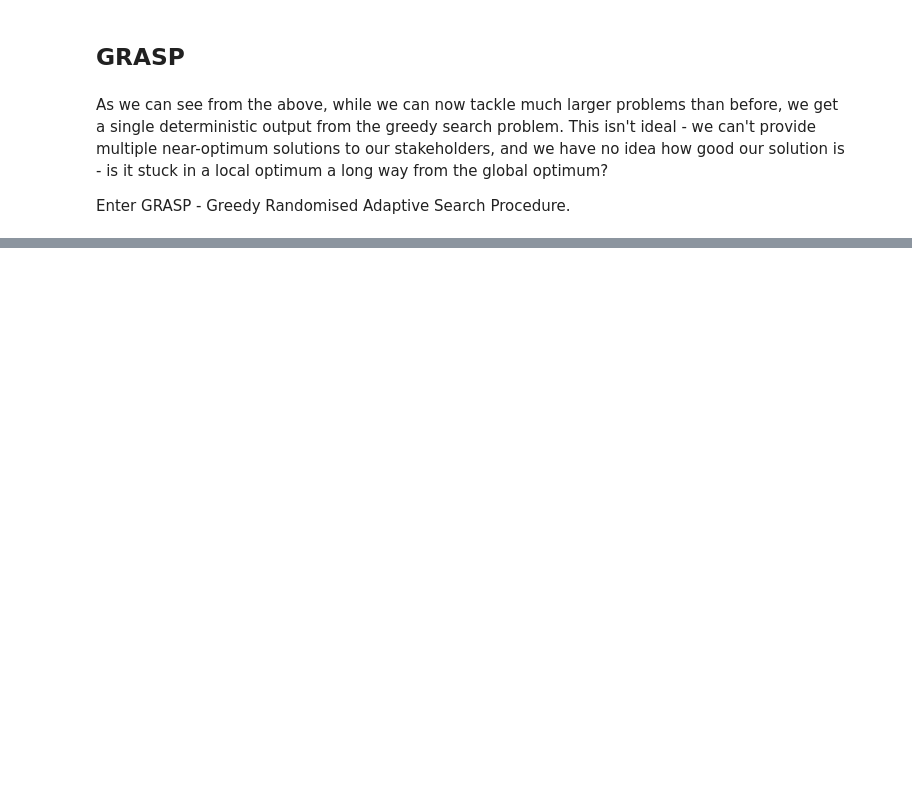
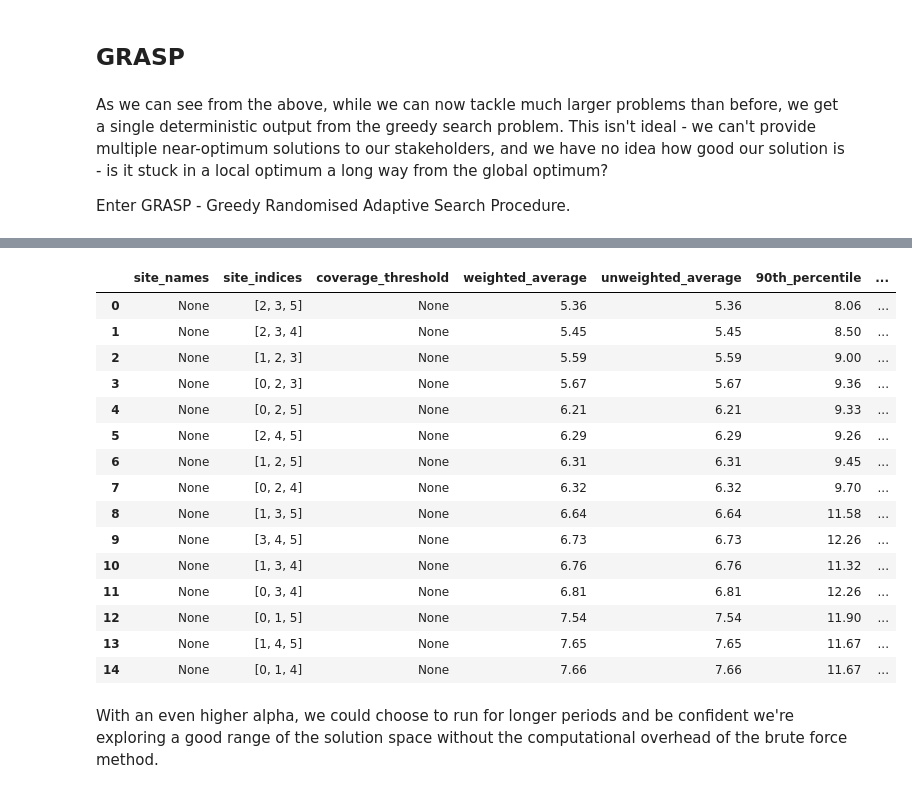
Before and after one commit to hsma-tools/lokigi, a Jupyter notebook: examples/location/greedy_and_grasp/greedy_and_grasp.ipynb, the cells around one changed output, grey strips where cells are left out. Drawn from its saved outputs; the diff is of its cells as text; code cells hidden in the pictures; blank space fills up the shorter version.

```diff
--- a/examples/location/greedy_and_grasp/greedy_and_grasp.ipynb
+++ b/examples/location/greedy_and_grasp/greedy_and_grasp.ipynb
@@ -262,0 +314,6 @@ Enter GRASP - Greedy Randomised Adaptive Search Procedure.
+# %%
+solution_small_grasp_higher_alpha_more_sols = problem_small.solve(
+    p=3, search_strategy="grasp",
+    grasp_alpha=0.8, grasp_max_attempts=500,
+    grasp_num_solutions=20
+    )
@@ -262,0 +322,21 @@ Enter GRASP - Greedy Randomised Adaptive Search Procedure.
+# %%
+solution_small_grasp_higher_alpha_more_sols.show_solutions()
+# %% [output]
+|  | site_names | site_indices | coverage_threshold | weighted_average | unweighted_average | 90th_percentile | ... |
+| 0 | None | [2, 3, 5] | None | 5.36 | 5.36 | 8.06 | ... |
+| 1 | None | [2, 3, 4] | None | 5.45 | 5.45 | 8.50 | ... |
+| 2 | None | [1, 2, 3] | None | 5.59 | 5.59 | 9.00 | ... |
+| 3 | None | [0, 2, 3] | None | 5.67 | 5.67 | 9.36 | ... |
+| 4 | None | [0, 2, 5] | None | 6.21 | 6.21 | 9.33 | ... |
+| 5 | None | [2, 4, 5] | None | 6.29 | 6.29 | 9.26 | ... |
+| 6 | None | [1, 2, 5] | None | 6.31 | 6.31 | 9.45 | ... |
+| 7 | None | [0, 2, 4] | None | 6.32 | 6.32 | 9.70 | ... |
+| 8 | None | [1, 3, 5] | None | 6.64 | 6.64 | 11.58 | ... |
+| 9 | None | [3, 4, 5] | None | 6.73 | 6.73 | 12.26 | ... |
+| 10 | None | [1, 3, 4] | None | 6.76 | 6.76 | 11.32 | ... |
+| 11 | None | [0, 3, 4] | None | 6.81 | 6.81 | 12.26 | ... |
+| 12 | None | [0, 1, 5] | None | 7.54 | 7.54 | 11.90 | ... |
+| 13 | None | [1, 4, 5] | None | 7.65 | 7.65 | 11.67 | ... |
+| 14 | None | [0, 1, 4] | None | 7.66 | 7.66 | 11.67 | ... |
+# %% [markdown]
+With an even higher alpha, we could choose to run for longer periods and be confident we're exploring a good range of the solution space without the computational overhead of the brute force method.
```
Also changed, not shown: parts of 37 cells of this notebook, 2 other files.
